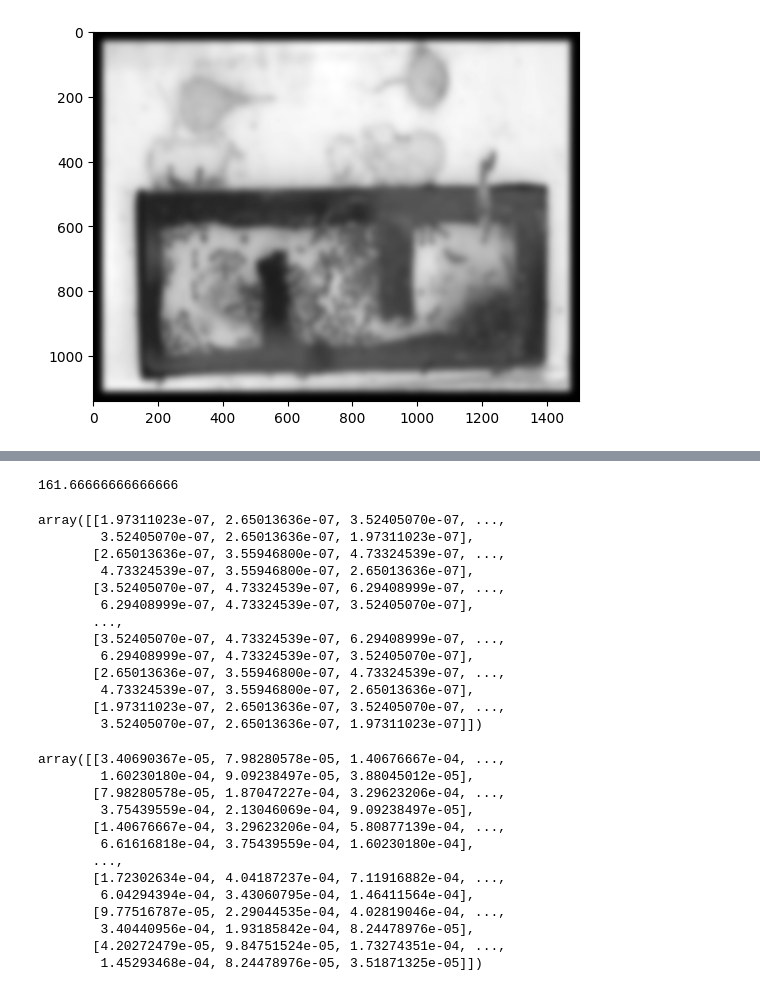
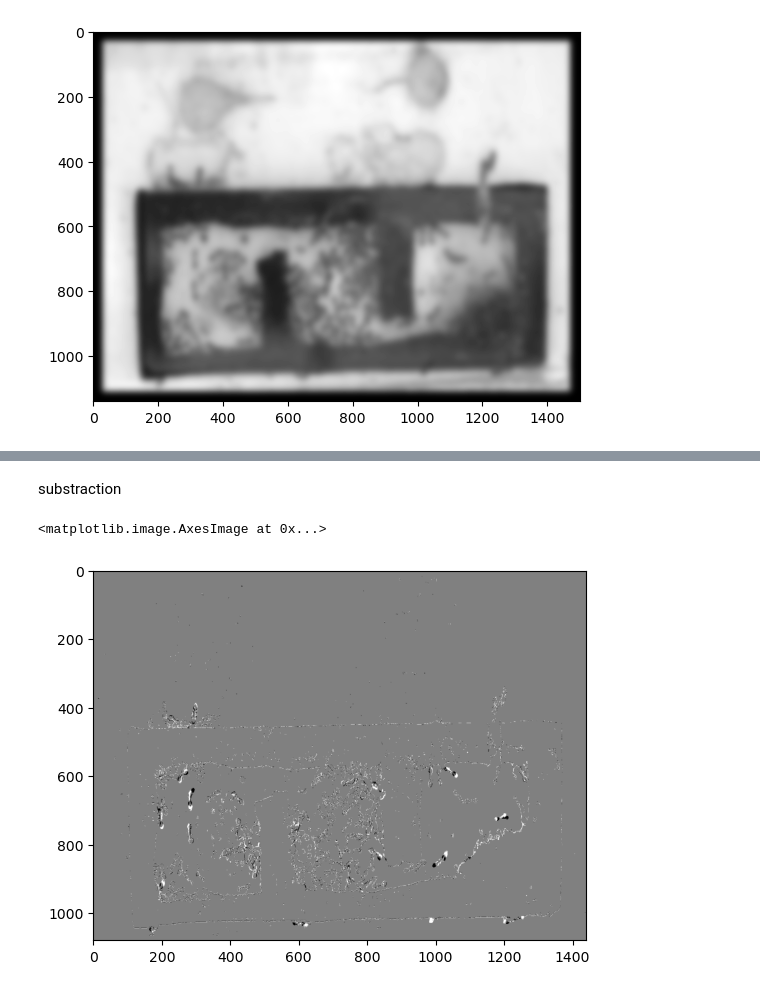
Before and after one commit to yuanyuanzo/DAC_Projet, a Jupyter notebook: PLDAC/extract_fourmis.ipynb, the cells around one changed output, grey strips where cells are left out. Saved outputs shown, nothing was run; the diff lists cells and outputs as text; code cells hidden in the pictures.

```diff
--- a/PLDAC/extract_fourmis.ipynb
+++ b/PLDAC/extract_fourmis.ipynb
@@ -108,36 +65,9 @@ array([[203.66666667, 202.        , 202.        , ..., 191.        ,
-# %%
-data_marix_gray[0][150,1000]
-# %% [output]
-161.66666666666666
-# %%
-gaussianKernel(10)
-# %% [output]
-array([[1.97311023e-07, 2.65013636e-07, 3.52405070e-07, ...,
-        3.52405070e-07, 2.65013636e-07, 1.97311023e-07],
-       [2.65013636e-07, 3.55946800e-07, 4.73324539e-07, ...,
-        4.73324539e-07, 3.55946800e-07, 2.65013636e-07],
-       [3.52405070e-07, 4.73324539e-07, 6.29408999e-07, ...,
-        6.29408999e-07, 4.73324539e-07, 3.52405070e-07],
-       ...,
-       [3.52405070e-07, 4.73324539e-07, 6.29408999e-07, ...,
-        6.29408999e-07, 4.73324539e-07, 3.52405070e-07],
-       [2.65013636e-07, 3.55946800e-07, 4.73324539e-07, ...,
-        4.73324539e-07, 3.55946800e-07, 2.65013636e-07],
-       [1.97311023e-07, 2.65013636e-07, 3.52405070e-07, ...,
-        3.52405070e-07, 2.65013636e-07, 1.97311023e-07]])
-# %%
-smooth_fourmis
-# %% [output]
-array([[3.40690367e-05, 7.98280578e-05, 1.40676667e-04, ...,
-        1.60230180e-04, 9.09238497e-05, 3.88045012e-05],
-       [7.98280578e-05, 1.87047227e-04, 3.29623206e-04, ...,
-        3.75439559e-04, 2.13046069e-04, 9.09238497e-05],
-       [1.40676667e-04, 3.29623206e-04, 5.80877139e-04, ...,
-        6.61616818e-04, 3.75439559e-04, 1.60230180e-04],
-       ...,
-       [1.72302634e-04, 4.04187237e-04, 7.11916882e-04, ...,
-        6.04294394e-04, 3.43060795e-04, 1.46411564e-04],
-       [9.77516787e-05, 2.29044535e-04, 4.02819046e-04, ...,
-        3.40440956e-04, 1.93185842e-04, 8.24478976e-05],
-       [4.20272479e-05, 9.84751524e-05, 1.73274351e-04, ...,
-        1.45293468e-04, 8.24478976e-05, 3.51871325e-05]])
+# %% [markdown]
+substraction
+# %%
+pos=np.where(test1-test>0,0,255)
+neg=np.where(test1-test<0,0,255)
+plt.imshow(test1-test, cmap='gray')
+# %% [output]
+<matplotlib.image.AxesImage at 0x...>
+[figure, added]
```
Also changed, not shown: parts of 15 cells of this notebook.
